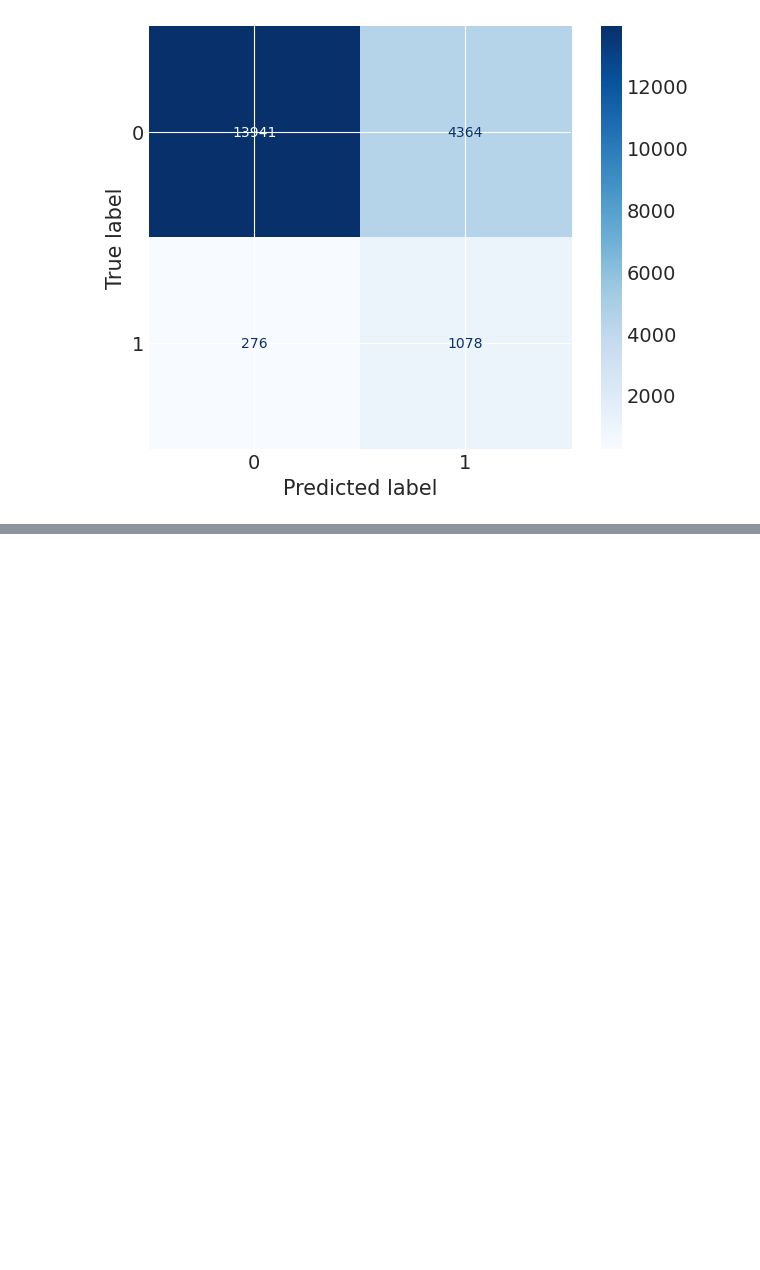
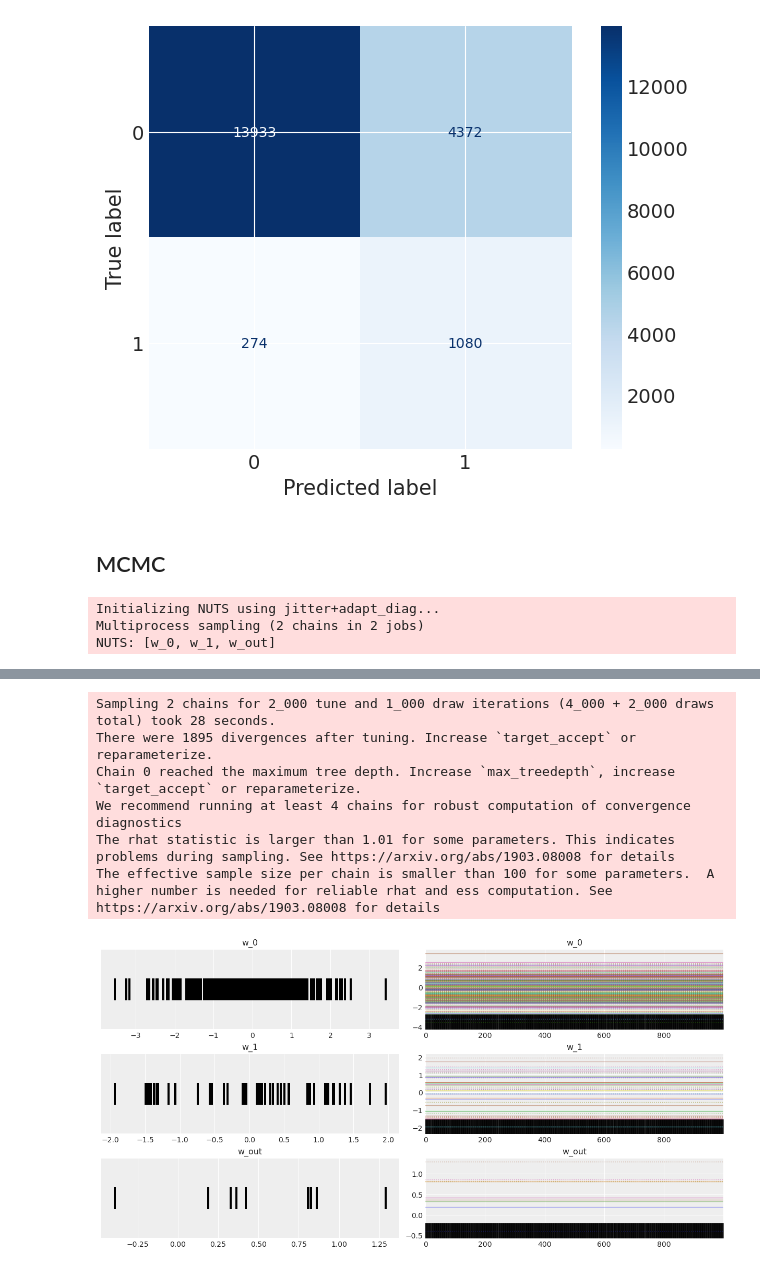
Before and after one commit to JElder03/COM3023-Coursework, a Jupyter notebook: coursework.ipynb, the cells around one changed output, grey strips where cells are left out. Cells and saved outputs as stored; diff of their text form; code cells hidden in the pictures; blank space fills up the shorter version.

Commit message:
Added MCMC training

```diff
--- a/coursework.ipynb
+++ b/coursework.ipynb
@@ -160,9 +159,9 @@ Text(0.5, 0, 'Iteration')
 # %%
-trace = approx.sample(draws=1000)
+trace = approx.sample(draws=5000)
 
 ppc = sample_posterior_predictive(X_test, Y_test, trace, hidden_layers=HIDDEN,)
 
-pred = ppc.posterior_predictive["out"].mean(("chain", "draw")) > 0.5
+pred = ppc.posterior_predictive["out"].mean(("chain", "draw")).round()
 accuracy = accuracy_score(Y_test, pred)
 print(f"Test Accuracy: {accuracy:.4f}")
 # %% [output]
@@ -185,3 +183,26 @@ disp.plot(cmap="Blues")
 plt.show()
 # %% [output]
 [figure]
+# %% [markdown]
+## MCMC
+# %%
+# Construct the neural network model
+neural_network = construct_nn(X_train, Y_train, hidden_layers=HIDDEN, batch_size=1)
+
+# Use MCMC instead of Variational Inference
+with neural_network:
+    trace = pm.sample(
+        draws=1000,  # Number of samples
+        tune=2000,   # Burn-in period
+        chains=2,    # Number of MCMC chains
+        target_accept=0.9,  # Helps with step size adaptation
+        return_inferencedata=True
+    )
+
+# Plot the trace (posterior samples of weights)
+pm.plot_trace(trace)
+plt.show()
+# %% [output]
+Initializing NUTS using jitter+adapt_diag...
+Multiprocess sampling (2 chains in 2 jobs)
+NUTS: [w_0, w_1, w_out]
@@ -187,0 +211,7 @@ plt.show()
+Sampling 2 chains for 2_000 tune and 1_000 draw iterations (4_000 + 2_000 draws total) took 28 seconds.
+There were 1895 divergences after tuning. Increase `target_accept` or reparameterize.
+Chain 0 reached the maximum tree depth. Increase `max_treedepth`, increase `target_accept` or reparameterize.
+We recommend running at least 4 chains for robust computation of convergence diagnostics
+The rhat statistic is larger than 1.01 for some parameters. This indicates problems during sampling. See https://arxiv.org/abs/1903.08008 for details
+The effective sample size per chain is smaller than 100 for some parameters.  A higher number is needed for reliable rhat and ess computation. See https://arxiv.org/abs/1903.08008 for details
+[figure, added]
```
Also changed, not shown: parts of 4 cells of this notebook, 3 other files.
